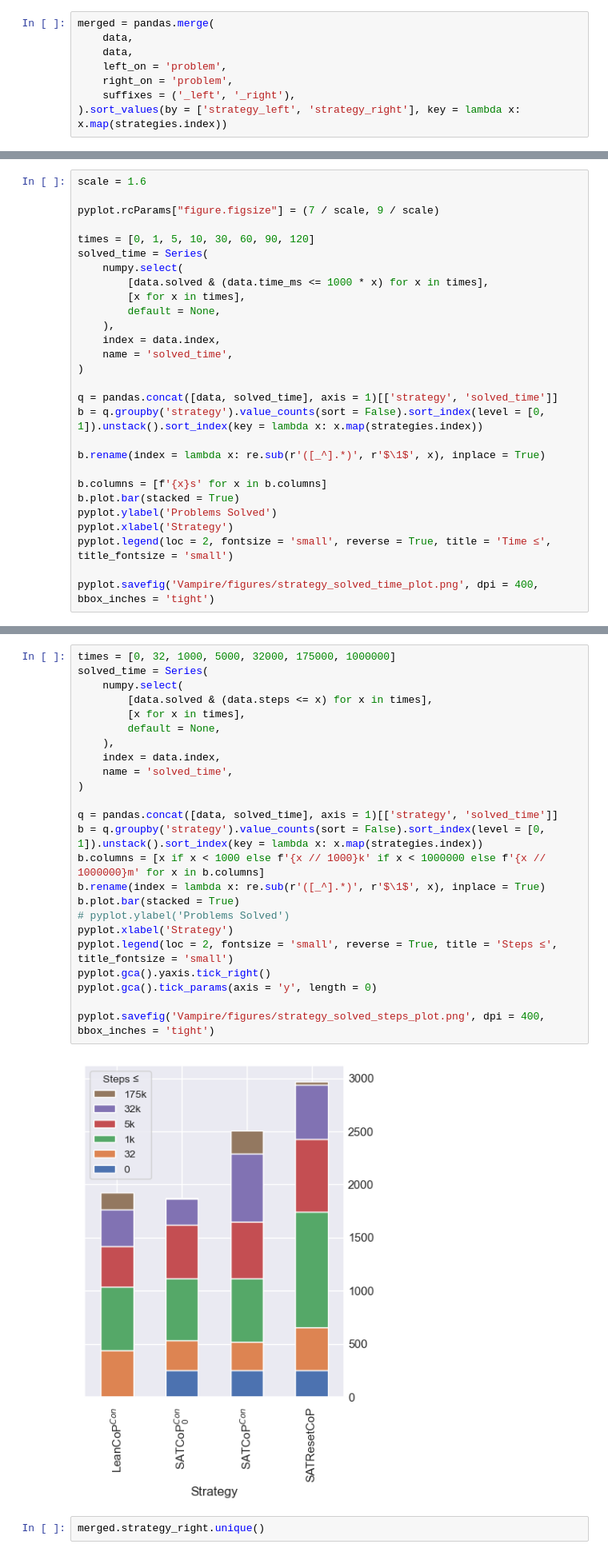
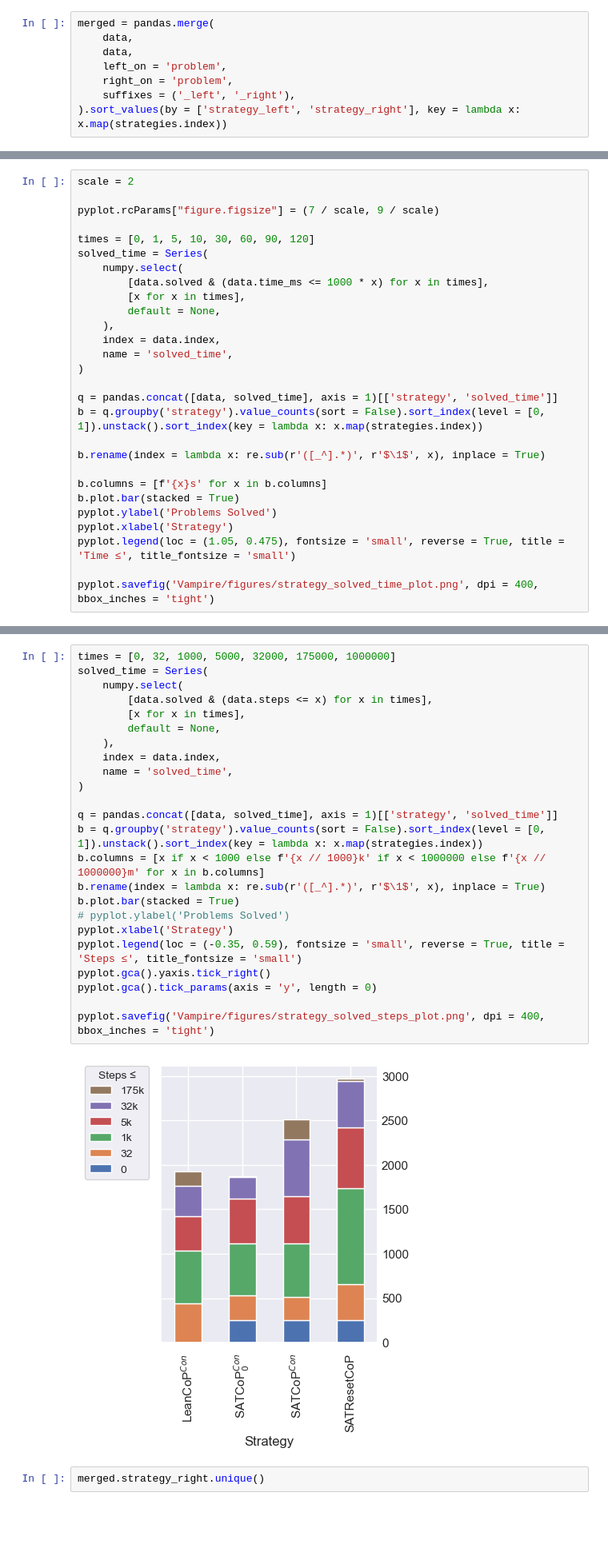
Before and after one commit to mfixman/connections, a Jupyter notebook: jupyter/Vampire.ipynb, the cells around one changed output, grey strips where cells are left out. Shown at 80% size. Saved outputs shown, nothing was run; the diff lists cells and outputs as text; blank space fills up the shorter version.

```diff
--- a/jupyter/Vampire.ipynb
+++ b/jupyter/Vampire.ipynb
@@ -215,7 +231,7 @@ pyplot.savefig('Vampire/figures/solved_heatmap.png', bbox_inches = 'tight', dpi
 # %% [output]
 [figure]
 # %%
-scale = 1.6
+scale = 2
 
 pyplot.rcParams["figure.figsize"] = (7 / scale, 9 / scale)
 
@@ -239,7 +255,7 @@ b.columns = [f'{x}s' for x in b.columns]
 b.plot.bar(stacked = True)
 pyplot.ylabel('Problems Solved')
 pyplot.xlabel('Strategy')
-pyplot.legend(loc = 2, fontsize = 'small', reverse = True, title = 'Time ≤', title_fontsize = 'small')
+pyplot.legend(loc = (1.05, 0.475), fontsize = 'small', reverse = True, title = 'Time ≤', title_fontsize = 'small')
 
 pyplot.savefig('Vampire/figures/strategy_solved_time_plot.png', dpi = 400, bbox_inches = 'tight')
 # %% [output]
@@ -247,29 +263,29 @@ pyplot.savefig('Vampire/figures/strategy_solved_time_plot.png', dpi = 400, bbox_
 # %%
 times = [0, 32, 1000, 5000, 32000, 175000, 1000000]
 solved_time = Series(
     numpy.select(
         [data.solved & (data.steps <= x) for x in times],
         [x for x in times],
         default = None,
     ),
     index = data.index,
     name = 'solved_time',
 )
 
 q = pandas.concat([data, solved_time], axis = 1)[['strategy', 'solved_time']]
 b = q.groupby('strategy').value_counts(sort = False).sort_index(level = [0, 1]).unstack().sort_index(key = lambda x: x.map(strategies.index))
 b.columns = [x if x < 1000 else f'{x // 1000}k' if x < 1000000 else f'{x // 1000000}m' for x in b.columns]
 b.rename(index = lambda x: re.sub(r'([_^].*)', r'$\1$', x), inplace = True)
 b.plot.bar(stacked = True)
 # pyplot.ylabel('Problems Solved')
 pyplot.xlabel('Strategy')
-pyplot.legend(loc = 2, fontsize = 'small', reverse = True, title = 'Steps ≤', title_fontsize = 'small')
+pyplot.legend(loc = (-0.35, 0.59), fontsize = 'small', reverse = True, title = 'Steps ≤', title_fontsize = 'small')
 pyplot.gca().yaxis.tick_right()
 pyplot.gca().tick_params(axis = 'y', length = 0)
 
 pyplot.savefig('Vampire/figures/strategy_solved_steps_plot.png', dpi = 400, bbox_inches = 'tight')
 # %% [output]
-[figure, old version]
+[figure, new version]
 # %%
 merged.strategy_right.unique()
 # %% [output]
```
Also changed, not shown: parts of 5 cells of this notebook, 6 other files.
